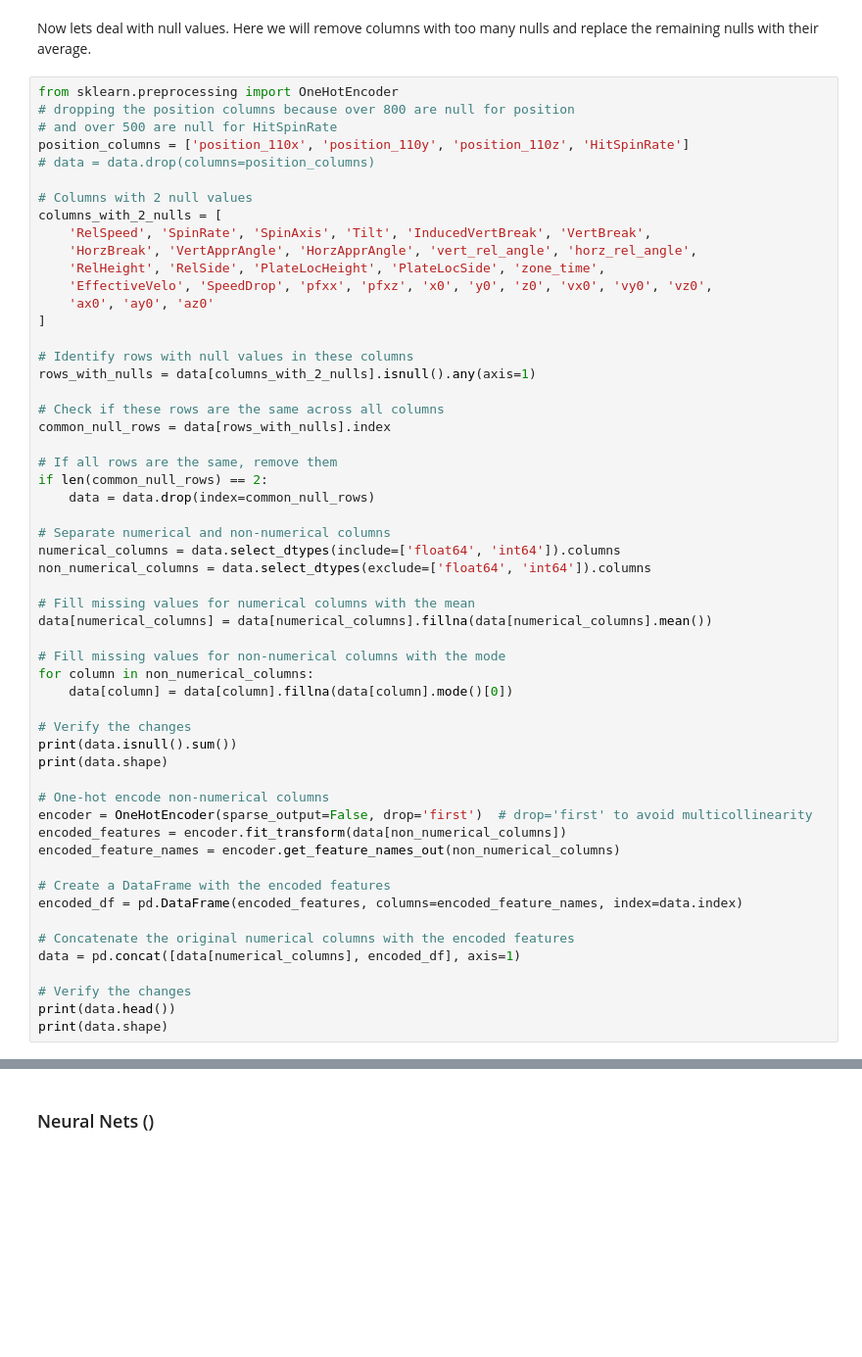
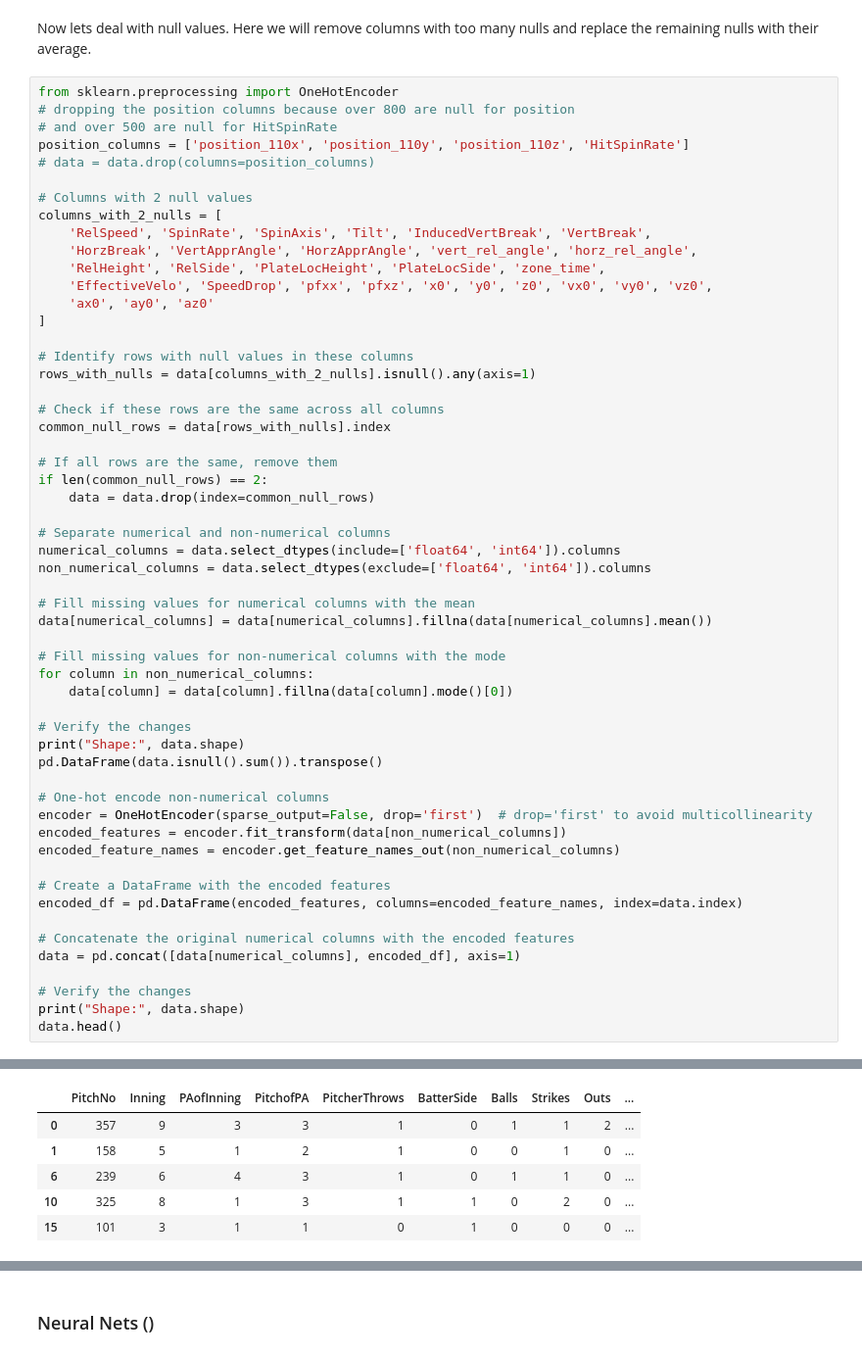
Before and after one commit to dylan-dang/baseball-ml-project, a Jupyter notebook: notebook.ipynb, the cells around one changed output, grey strips where cells are left out. Shown: that part at 98% size. Drawn from its saved outputs; the diff is of its cells as text; blank space fills up the shorter version.

```diff
--- a/notebook.ipynb
+++ b/notebook.ipynb
@@ -473,8 +449,8 @@ for column in non_numerical_columns:
     data[column] = data[column].fillna(data[column].mode()[0])
 
 # Verify the changes
-print(data.isnull().sum())
-print(data.shape)
+print("Shape:", data.shape)
+pd.DataFrame(data.isnull().sum()).transpose()
 
 # One-hot encode non-numerical columns
 encoder = OneHotEncoder(sparse_output=False, drop='first')  # drop='first' to avoid multicollinearity
@@ -488,6 +464,6 @@ encoded_df = pd.DataFrame(encoded_features, columns=encoded_feature_names, index
 data = pd.concat([data[numerical_columns], encoded_df], axis=1)
 
 # Verify the changes
-print(data.head())
-print(data.shape)
+print("Shape:", data.shape)
+data.head()
 # %% [output]
@@ -511,2 +474,8 @@ PitcherTeam         0
+|  | PitchNo | Inning | PAofInning | PitchofPA | PitcherThrows | BatterSide | Balls | Strikes | Outs | ... |
+| 0 | 357 | 9 | 3 | 3 | 1 | 0 | 1 | 1 | 2 | ... |
+| 1 | 158 | 5 | 1 | 2 | 1 | 0 | 0 | 1 | 0 | ... |
+| 6 | 239 | 6 | 4 | 3 | 1 | 0 | 1 | 1 | 0 | ... |
+| 10 | 325 | 8 | 1 | 3 | 1 | 1 | 0 | 2 | 0 | ... |
+| 15 | 101 | 3 | 1 | 1 | 0 | 1 | 0 | 0 | 0 | ... |
 # %%
 # Inspect the numerical columns
```
Also changed, not shown: parts of 12 cells of this notebook.
